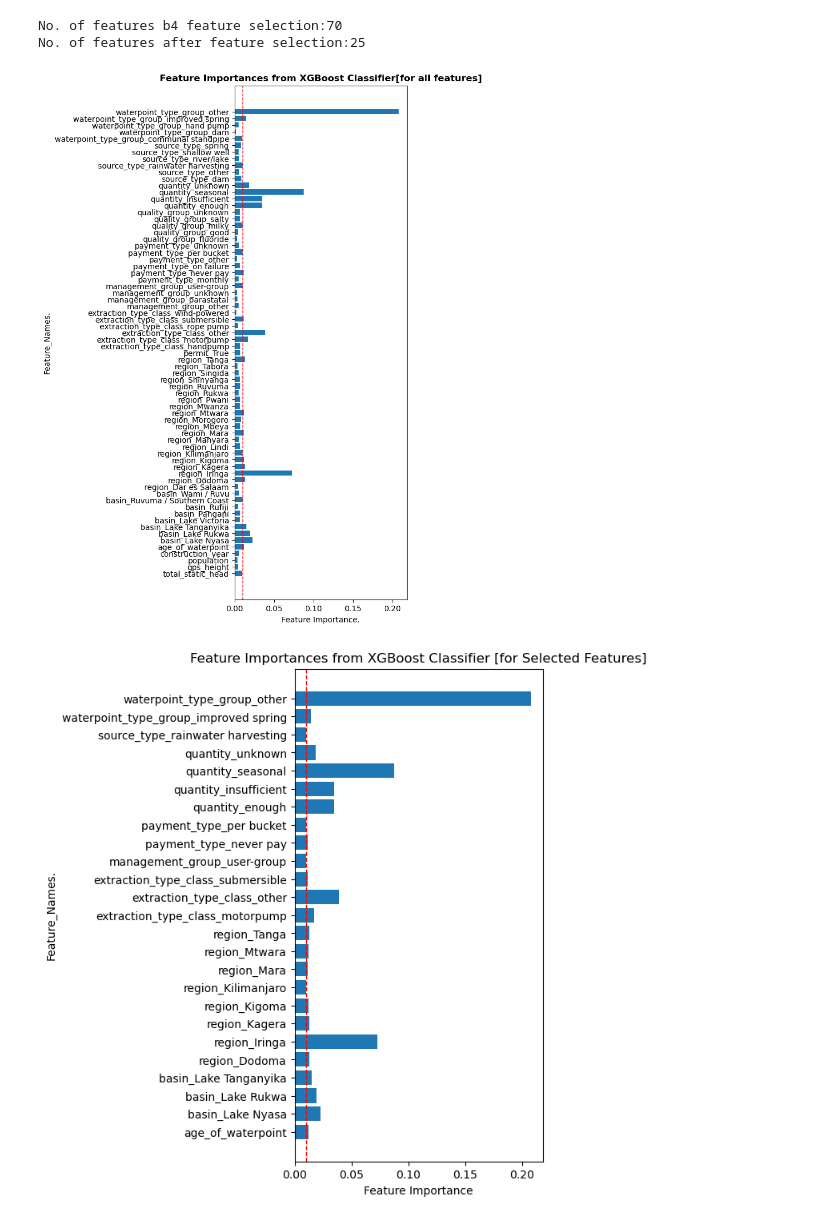
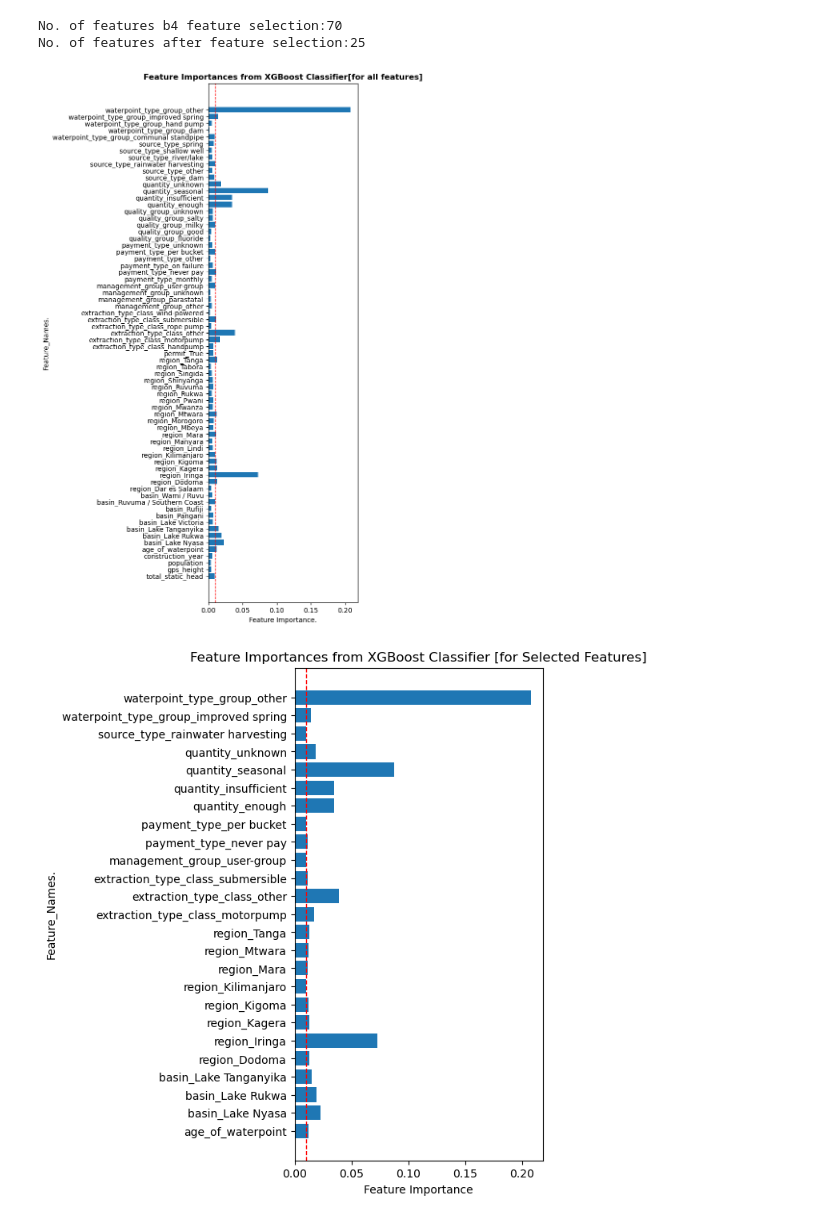
Before and after one commit to PaulMuniu/Tanzania_Water_Wells_Model, a Jupyter notebook: Tanzania_wells.ipynb, the cells around one changed output. Saved outputs shown, nothing was run; the diff lists cells and outputs as text; code cells hidden in the pictures.

```diff
--- a/Tanzania_wells.ipynb
+++ b/Tanzania_wells.ipynb
@@ -1187,16 +1187,16 @@ No. of features b4 feature selection:70
 No. of features after feature selection:25
 # %%
 # Plot feature importances for all features
-plt.figure(figsize=(4, 12))
+plt.figure(figsize=(4, 14))
 plt.axvline(x=threshold, color='red', linestyle='--', linewidth=1)  # Add a red line at the threshold
 plt.barh(range(len(feature_names)), importances)
 plt.yticks(range(len(feature_names)), feature_names)
 plt.xlabel('Feature Importance.')
 plt.ylabel('Feature_Names.')
 plt.title('Feature Importances from XGBoost Classifier[for all features]', weight= 'bold')
 plt.show();
 # %% [output]
-[figure, old version]
+[figure, new version]
 # %%
 # Plot for selected important features
 plt.figure(figsize=(4, 8))
```
Also changed, not shown: parts of 22 cells of this notebook.
